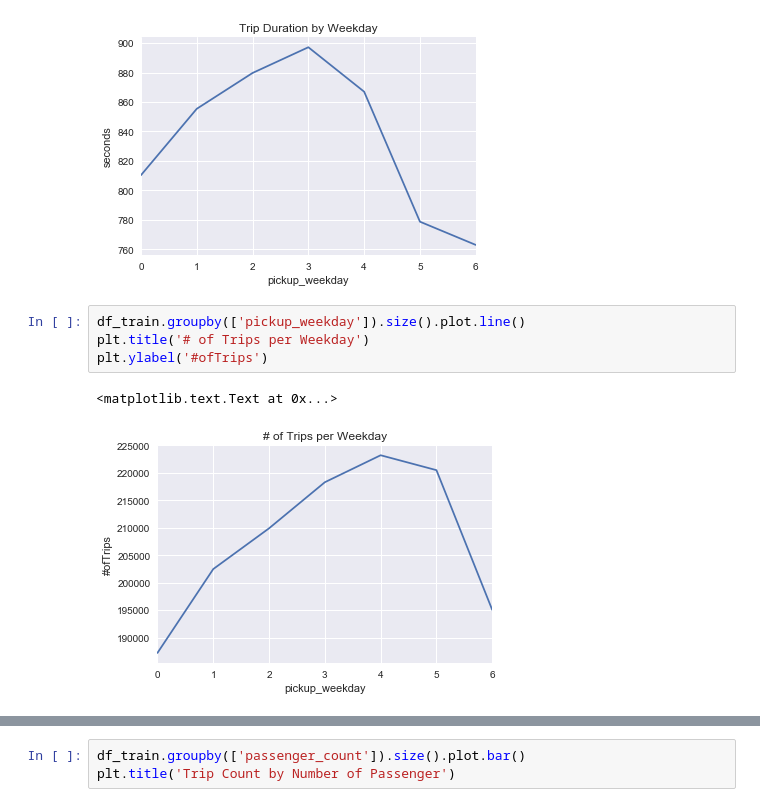
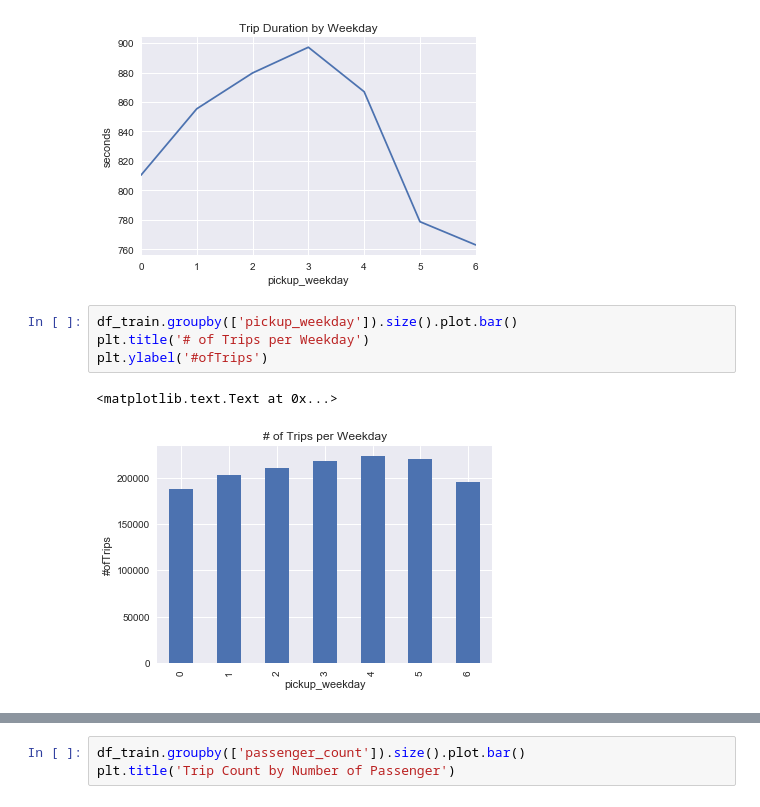
Before and after one commit to andrewcmilne/capstone1_taxi, a Jupyter notebook: TaxiInferentialStatistics&ML.ipynb, the cells around one changed output, grey strips where cells are left out. Drawn from its saved outputs; the diff is of its cells as text.

```diff
--- a/TaxiInferentialStatistics&ML.ipynb
+++ b/TaxiInferentialStatistics&ML.ipynb
@@ -145,11 +177,11 @@ plt.title('Trip Duration by Weekday')
 <matplotlib.text.Text at 0x...>
 [figure]
 # %%
-df_train.groupby(['pickup_weekday']).size().plot.line()
+df_train.groupby(['pickup_weekday']).size().plot.bar()
 plt.title('# of Trips per Weekday')
 plt.ylabel('#ofTrips')
 # %% [output]
 <matplotlib.text.Text at 0x...>
-[figure, old version]
+[figure, new version]
 # %%
 fig, ax = plt.subplots(figsize=(20, 10))
```
Also changed, not shown: parts of 62 cells of this notebook.
